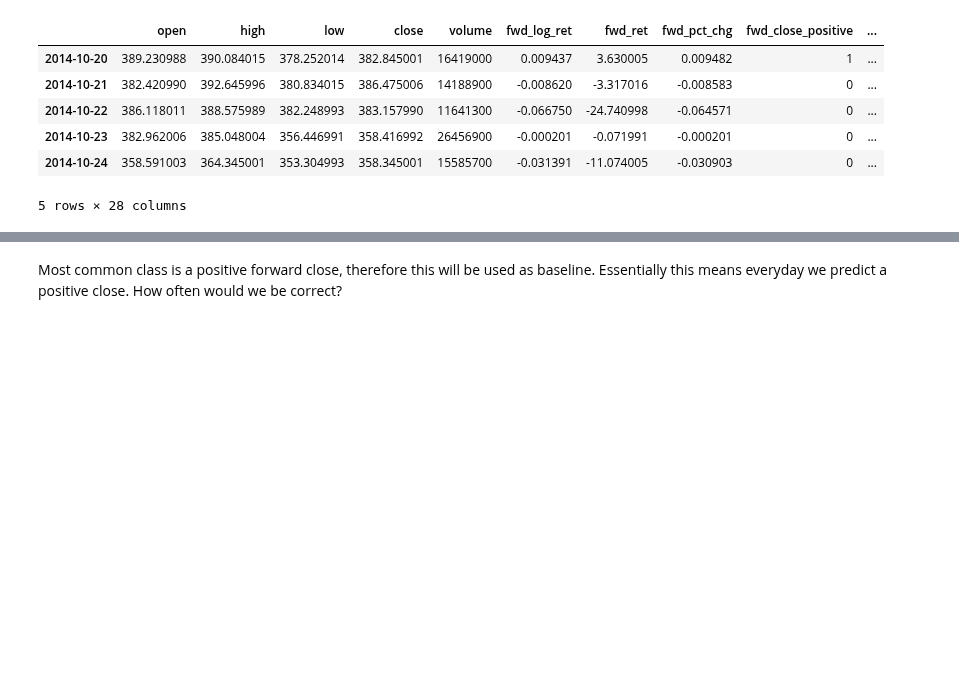
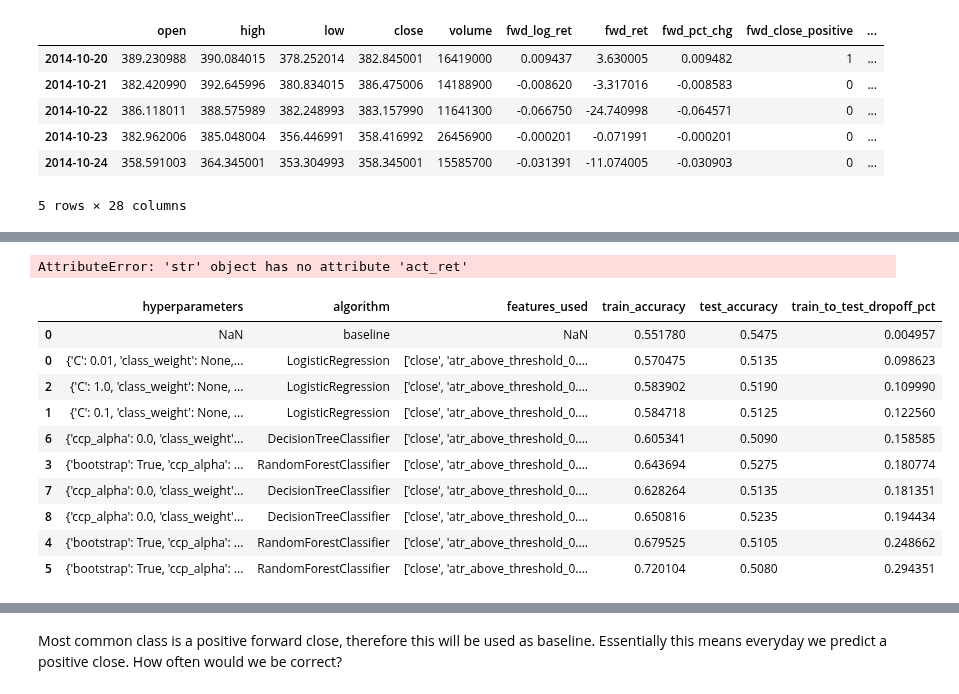
Before and after one commit to FinancialForecasters/financial_forecaster, a Jupyter notebook: explore_jesse.ipynb, the cells around one changed output, grey strips where cells are left out. Saved outputs shown, nothing was run; the diff lists cells and outputs as text; code cells hidden in the pictures; blank space fills up the shorter version.

```diff
--- a/explore_jesse.ipynb
+++ b/explore_jesse.ipynb
@@ -406,7 +392,7 @@ def scale_X(X_train, X_test, features_to_use, features_to_scale, scaler_type):
 def train_classifier(X_train, y_train, target = 'fwd_close_positive', class_model = DecisionTreeClassifier(max_depth = 5, min_samples_leaf=2)):
     """ Trains classifer for inputted model.
     Arguments:
-    X_train: features
+    X_train: features (scaled data)
     y_train: target
     target: column name for target
     class_model: the model to use
@@ -433,7 +419,7 @@ def train_classifier(X_train, y_train, target = 'fwd_close_positive', class_mode
 
     train_classification_report['hyperparameters'] = model_hyperparameters
 
-    train_classification_report['features_used'] = X_train.columns
+    train_classification_report['features_used'] = list(X_train.columns)
 
     return train_classification_report, clf, train_predictions
 
@@ -457,7 +443,7 @@ def test_classifier(X_test, y_test, clf, target='fwd_close_positive'):
 
     test_classification_report['hyperparameters'] = model_hyperparameters
 
-    test_classification_report['features_used'] = X_test.columns
+    test_classification_report['features_used'] = list(X_test.columns)
 
     return test_classification_report, test_predictions
 def compute_class_baseline_accuracy(y, target):
@@ -474,30 +460,34 @@ def compute_baseline_accuracy_on_test(y, baseline_selection, target):
 
     return (y[target] == baseline_selection).mean()
 
-def test_baseline(y_train, y_test, set_number):
+def test_class_baseline(y_train, y_test, set_number, print_results = True):
     """ Calculates baseline performance for classification by using the mode of the value in train """
     # Calculate baseline performance
     baseline_selection, baseline_train_accuracy = compute_class_baseline_accuracy(y_train, target)
-    test_accuracy = compute_baseline_accuracy_on_test(y_test, baseline_selection, target)
+    baseline_test_accuracy = compute_baseline_accuracy_on_test(y_test, baseline_selection, target)
 
-    print("Split: ", set_number)
-    print(f"Train: {y_train.index.min().date()} - {y_train.index.max().date()}")
-    print(f"Test: {y_test.index.min().date()} - {y_test.index.max().date()}")
-    print("Baseline selection from train: ", baseline_selection)
-    print("Baseline train accuracy: ", round(baseline_train_accuracy,2))
-    print("Baseline performance on validate: ", round(test_accuracy,2))
+    if print_results:
+        print("Split: ", set_number)
+        print(f"Train: {y_train.index.min().date()} - {y_train.index.max().date()}")
+        print(f"Test: {y_test.index.min().date()} - {y_test.index.max().date()}")
+        print("Baseline selection from train: ", baseline_selection)
+        print("Baseline train accuracy: ", round(baseline_train_accuracy,2))
+        print("Baseline performance on validate: ", round(test_accuracy,2))
 
-    return baseline_selection, baseline_train_accuracy, test_accuracy
+    return baseline_selection, baseline_train_accuracy, baseline_test_accuracy
 
-def train_and_test_dataset(model_under_test, X_train, X_test, y_train, y_test, target):
+def train_and_test_dataset(model_under_test, X_train, X_test, y_train, y_test, target, print_results = True):
     """Test one model by fitting on train and testing on test set"""
 
+    print(model_under_test.__repr__().split('()')[0])
     # Train classifier
     train_classification_report, clf, train_predictions = train_classifier(X_train, y_train, target = target, class_model = model_under_test)
-
-    print("Train accuracy: ", train_classification_report['accuracy'])
 
     # Test classifier on test set
     test_classification_report, test_predictions = test_classifier(X_test, y_test, clf, target = target)
 
-    print("Test accuracy: ", test_classification_report['accuracy'])
+    if print_results:
+        print("Train accuracy: ", train_classification_report['accuracy'])
+        print("Test accuracy: ", test_classification_report['accuracy'])
+
+    return train_classification_report, test_classification_report, train_predictions, test_predictions
@@ -538,0 +694,18 @@ Test accuracy:  0.4666666666666667
+# %%
+test.act_ret.cumsum()
+# %% [output]
+AttributeError: 'str' object has no attribute 'act_ret'
+# %%
+average_cross_validate_result
+# %% [output]
+|  | hyperparameters | algorithm | features_used | train_accuracy | test_accuracy | train_to_test_dropoff_pct |
+| 0 | NaN | baseline | NaN | 0.551780 | 0.5475 | 0.004957 |
+| 0 | {'C': 0.01, 'class_weight': None,... | LogisticRegression | ['close', 'atr_above_threshold_0.... | 0.570475 | 0.5135 | 0.098623 |
+| 2 | {'C': 1.0, 'class_weight': None, ... | LogisticRegression | ['close', 'atr_above_threshold_0.... | 0.583902 | 0.5190 | 0.109990 |
+| 1 | {'C': 0.1, 'class_weight': None, ... | LogisticRegression | ['close', 'atr_above_threshold_0.... | 0.584718 | 0.5125 | 0.122560 |
+| 6 | {'ccp_alpha': 0.0, 'class_weight'... | DecisionTreeClassifier | ['close', 'atr_above_threshold_0.... | 0.605341 | 0.5090 | 0.158585 |
+| 3 | {'bootstrap': True, 'ccp_alpha': ... | RandomForestClassifier | ['close', 'atr_above_threshold_0.... | 0.643694 | 0.5275 | 0.180774 |
+| 7 | {'ccp_alpha': 0.0, 'class_weight'... | DecisionTreeClassifier | ['close', 'atr_above_threshold_0.... | 0.628264 | 0.5135 | 0.181351 |
+| 8 | {'ccp_alpha': 0.0, 'class_weight'... | DecisionTreeClassifier | ['close', 'atr_above_threshold_0.... | 0.650816 | 0.5235 | 0.194434 |
+| 4 | {'bootstrap': True, 'ccp_alpha': ... | RandomForestClassifier | ['close', 'atr_above_threshold_0.... | 0.679525 | 0.5105 | 0.248662 |
+| 5 | {'bootstrap': True, 'ccp_alpha': ... | RandomForestClassifier | ['close', 'atr_above_threshold_0.... | 0.720104 | 0.5080 | 0.294351 |
```
Also changed, not shown: parts of 19 cells of this notebook.
